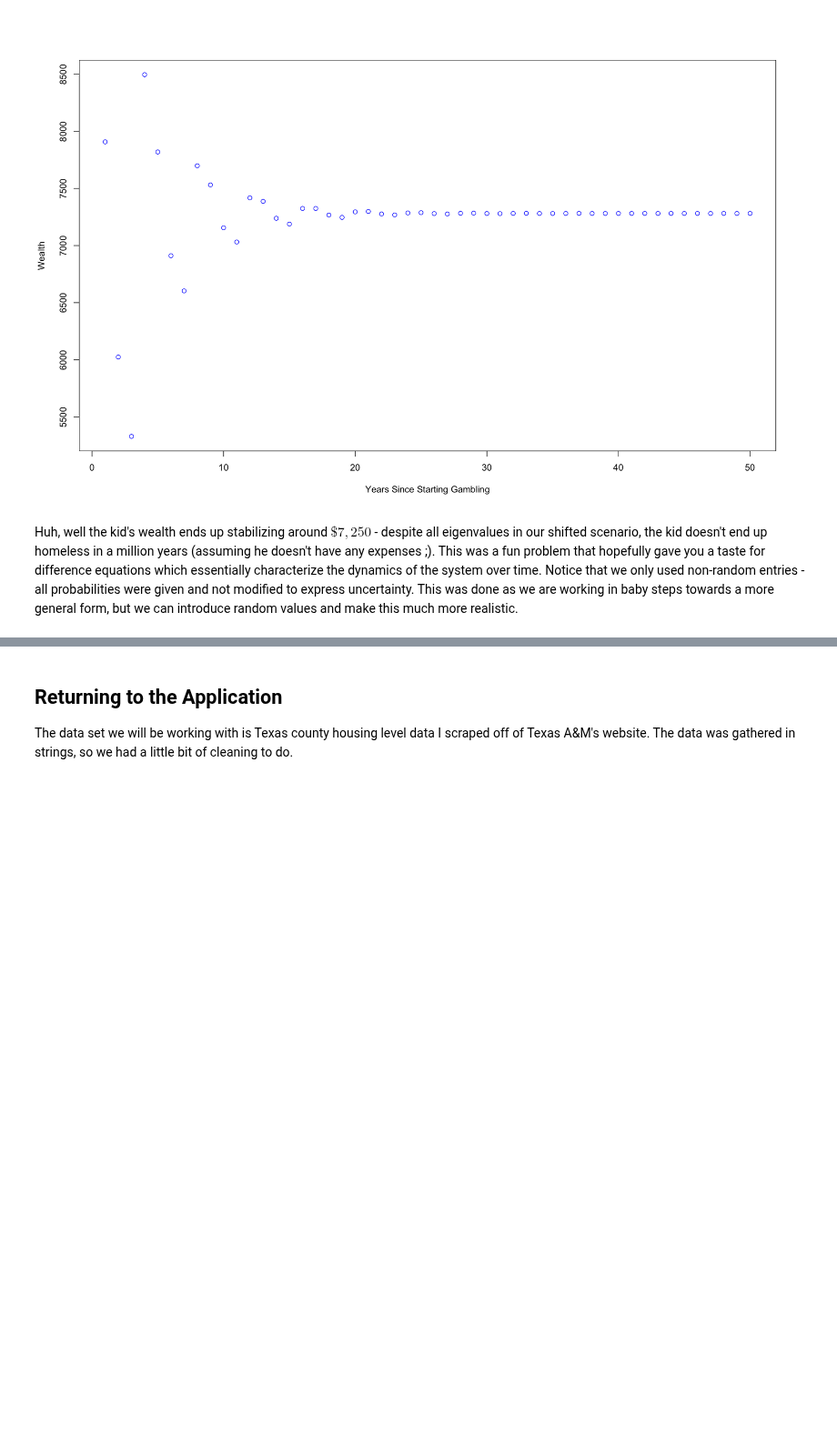
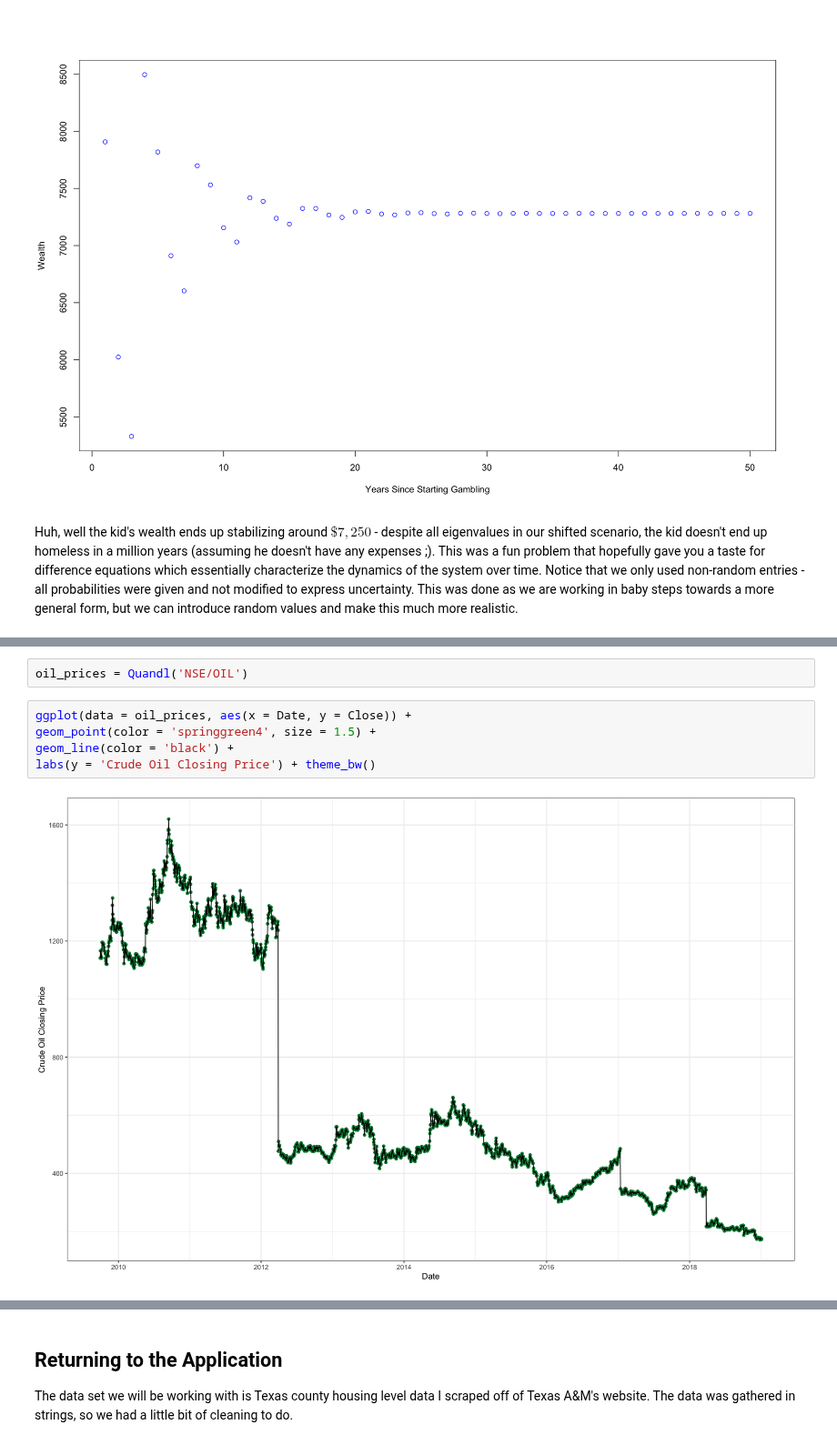
Before and after one commit to mindful-math/Stat_Notes, a Jupyter notebook: Time Series Filtering.ipynb, the cells around one changed output, grey strips where cells are left out. Shown at 91% size. Drawn from its saved outputs; the diff is of its cells as text; blank space fills up the shorter version.

```diff
--- a/Time Series Filtering.ipynb
+++ b/Time Series Filtering.ipynb
@@ -140,0 +212,9 @@ consists of the eigenvalues $\lambda_1,\dots,\lambda_4$ and $T$ consists of the
+# %%
+oil_prices = Quandl('NSE/OIL')
+# %%
+ggplot(data = oil_prices, aes(x = Date, y = Close)) +
+geom_point(color = 'springgreen4', size = 1.5) +
+geom_line(color = 'black') +
+labs(y = 'Crude Oil Closing Price') + theme_bw()
+# %% [output]
+[figure, added]
```
Also changed, not shown: parts of 12 cells of this notebook, 1 other file.
